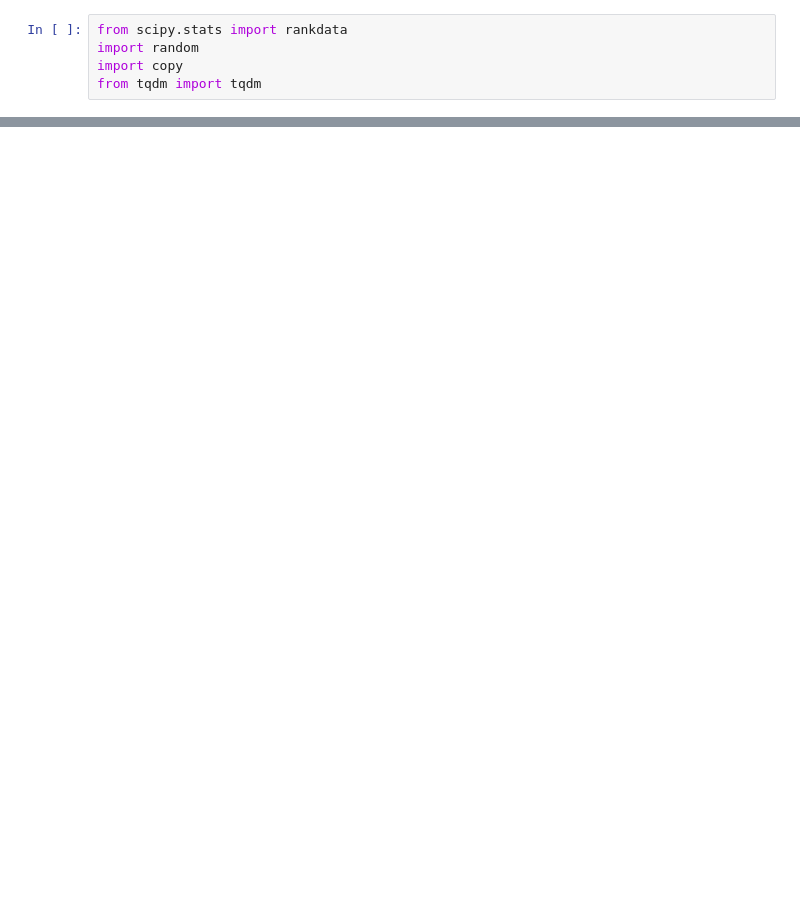
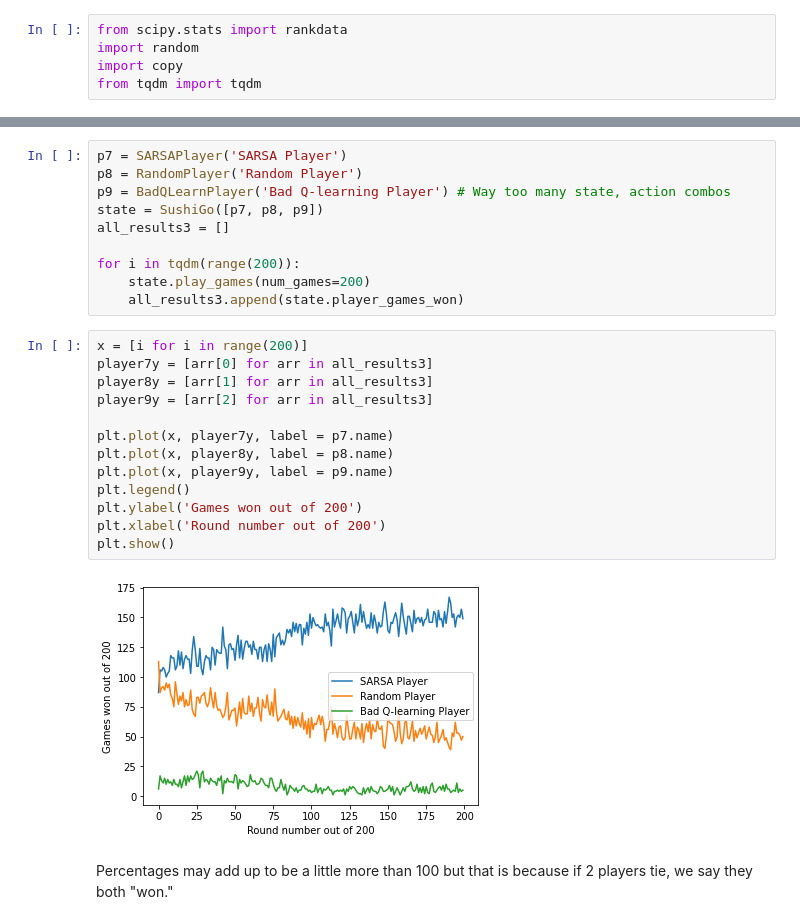
Before and after one commit to peytoncchen/CS238-SushiGo, a Jupyter notebook: sushigo.ipynb, the cells around one changed output, grey strips where cells are left out. Saved outputs shown, nothing was run; the diff lists cells and outputs as text; blank space fills up the shorter version.

```diff
--- a/sushigo.ipynb
+++ b/sushigo.ipynb
@@ -412,0 +449,27 @@ plt.show()
+# %%
+p7 = SARSAPlayer('SARSA Player')
+p8 = RandomPlayer('Random Player')
+p9 = BadQLearnPlayer('Bad Q-learning Player') # Way too many state, action combos
+state = SushiGo([p7, p8, p9])
+all_results3 = []
+
+for i in tqdm(range(200)):
+    state.play_games(num_games=200)
+    all_results3.append(state.player_games_won)
+# %%
+x = [i for i in range(200)]
+player7y = [arr[0] for arr in all_results3]
+player8y = [arr[1] for arr in all_results3]
+player9y = [arr[2] for arr in all_results3]
+
+plt.plot(x, player7y, label = p7.name)
+plt.plot(x, player8y, label = p8.name)
+plt.plot(x, player9y, label = p9.name)
+plt.legend()
+plt.ylabel('Games won out of 200')
+plt.xlabel('Round number out of 200')
+plt.show()
+# %% [output]
+[figure, added]
+# %% [markdown]
+Percentages may add up to be a little more than 100 but that is because if 2 players tie, we say they both "won."
```
Also changed, not shown: parts of 12 cells of this notebook, 3 other files.
